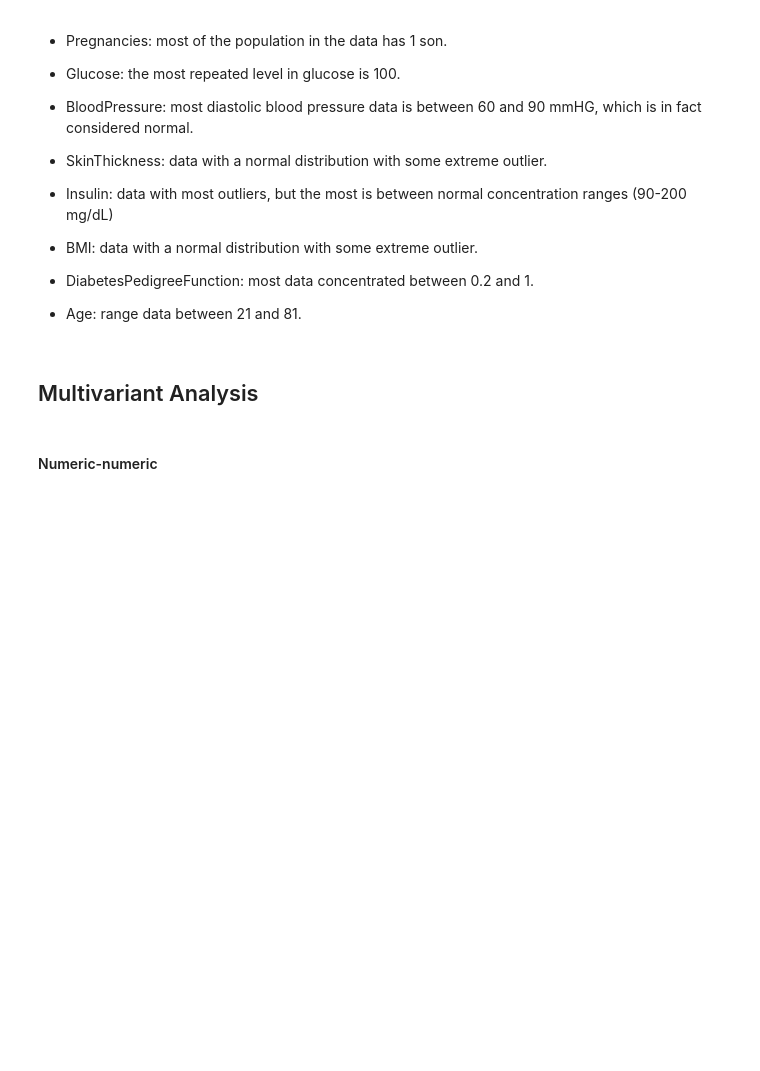
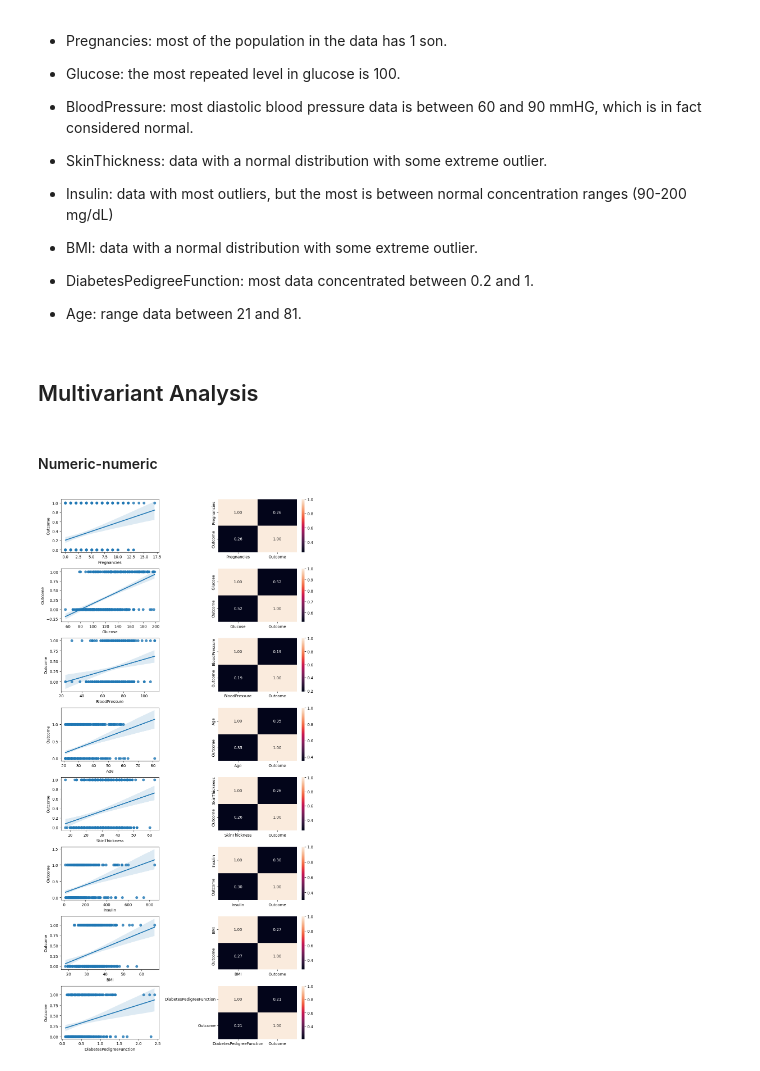
Before and after one commit to 4GeeksAcademy/Tree-decission, a Jupyter notebook: src/explore.ipynb, the cells around one changed output. Drawn from its saved outputs; the diff is of its cells as text; code cells hidden in the pictures; blank space fills up the shorter version.

```diff
--- a/src/explore.ipynb
+++ b/src/explore.ipynb
@@ -189,3 +189,36 @@ plt.show()
 ## Multivariant Analysis
 # %% [markdown]
 #### Numeric-numeric
+# %%
+ig, axis = plt.subplots(8, 2, figsize = (10, 20))
+
+
+sns.regplot(ax=axis[0,0], data= total_data, x= "Pregnancies", y= "Outcome")
+sns.heatmap(total_data[["Pregnancies", "Outcome"]].corr(), annot= True, fmt= ".2f", ax= axis[0,1])
+
+sns.regplot(ax=axis[1,0], data= total_data, x= "Glucose", y= "Outcome")
+sns.heatmap(total_data[["Glucose", "Outcome"]].corr(), annot= True, fmt= ".2f", ax= axis[1,1])
+
+sns.regplot(ax=axis[2,0], data= total_data, x= "BloodPressure", y= "Outcome")
+sns.heatmap(total_data[["BloodPressure", "Outcome"]].corr(), annot= True, fmt= ".2f", ax= axis[2,1])
+
+sns.regplot(ax=axis[3,0], data= total_data, x= "Age", y= "Outcome")
+sns.heatmap(total_data[["Age", "Outcome"]].corr(), annot= True, fmt= ".2f", ax= axis[3,1])
+
+sns.regplot(ax=axis[4,0], data= total_data, x= "SkinThickness", y= "Outcome")
+sns.heatmap(total_data[["SkinThickness", "Outcome"]].corr(), annot= True, fmt= ".2f", ax= axis[4,1])
+
+sns.regplot(ax=axis[5,0], data= total_data, x= "Insulin", y= "Outcome")
+sns.heatmap(total_data[["Insulin", "Outcome"]].corr(), annot= True, fmt= ".2f", ax= axis[5,1])
+
+sns.regplot(ax=axis[6,0], data= total_data, x= "BMI", y= "Outcome")
+sns.heatmap(total_data[["BMI", "Outcome"]].corr(), annot= True, fmt= ".2f", ax= axis[6,1])
+
+sns.regplot(ax=axis[7,0], data= total_data, x= "DiabetesPedigreeFunction", y= "Outcome")
+sns.heatmap(total_data[["DiabetesPedigreeFunction", "Outcome"]].corr(), annot= True, fmt= ".2f", ax= axis[7,1])
+
+
+plt.tight_layout()
+plt.show()
+# %% [output]
+[figure, added]
```
Also changed, not shown: parts of 17 cells of this notebook, 1 other file.
